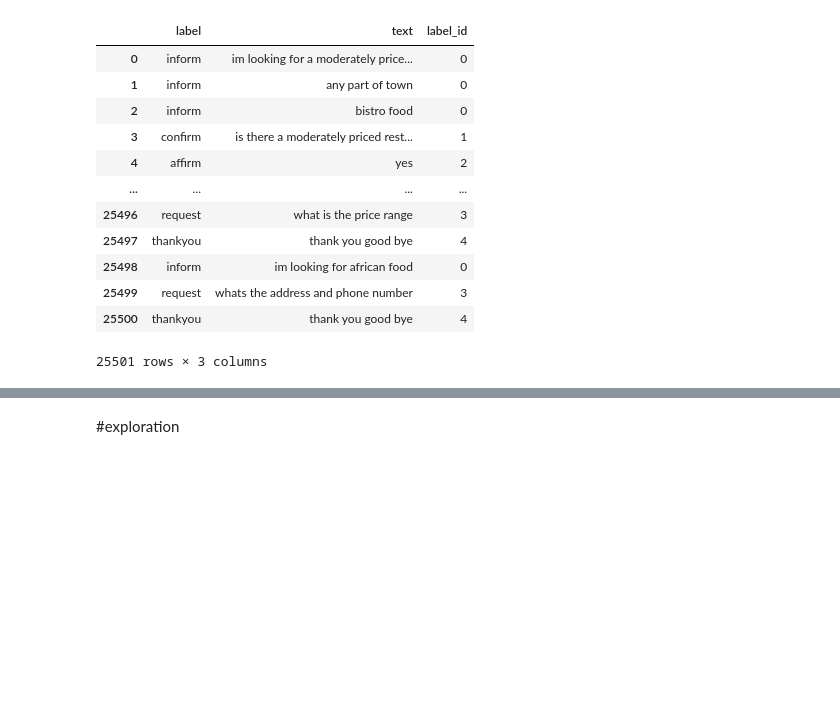
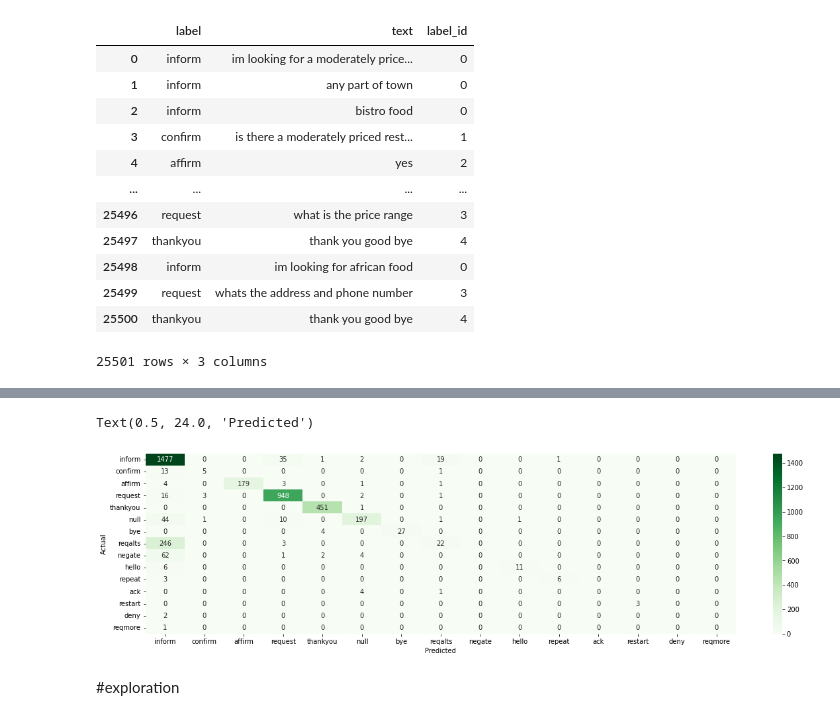
Before and after one commit to gusluchetti/uu-methods-ai-research, a Jupyter notebook: MAIR_Part_1a_text_classification.ipynb, the cells around one changed output, grey strips where cells are left out. Drawn from its saved outputs; the diff is of its cells as text; code cells hidden in the pictures; blank space fills up the shorter version.

```diff
--- a/MAIR_Part_1a_text_classification.ipynb
+++ b/MAIR_Part_1a_text_classification.ipynb
@@ -134,3 +130,6 @@ df
 | 25499 | request | whats the address and phone number | 3 |
 | 25500 | thankyou | thank you good bye | 4 |
 25501 rows × 3 columns
+# %%
+label_dict = df[['label','label_id']].drop_duplicates().set_index('label_id')
+label_dict
@@ -195,13 +207,6 @@ acc
-# %%
-tfidf = TfidfVectorizer(sublinear_tf=True, #scale the words frequency in logarithmic scale
-                        min_df=5, #remove the words which has occurred in less than ‘min_df’ number of files
-                        ngram_range=(1, 2), #dont know what role n-grams play in vectorisation
-                        stop_words='english', #it removes stop words which are predefined in ‘english’.
-                        lowercase=True #everything to lowercase
-                        )
-
-features_test = tfidf.fit_transform(text_test).toarray()
+# %%
+features_test = tfidf.transform(text_test).toarray()
 # %%
-model = LinearSVC()
+model = LogisticRegression(random_state=0, max_iter=400)
 model.fit(features, labels)
 label_pred = model.predict(features_test)
@@ -213,3 +240,14 @@ print(metrics.classification_report(label_test, label_pred,
+# %%
+conf_mat = confusion_matrix(label_test, label_pred)
+plt.figure(figsize = (20,5))
+sns.heatmap(conf_mat, annot=True, cmap='Greens', fmt='d',
+            xticklabels=label_dict.label.values,
+            yticklabels=label_dict.label.values)
+plt.ylabel('Actual')
+plt.xlabel('Predicted')
+# %% [output]
+Text(0.5, 24.0, 'Predicted')
+[figure, added]
 # %% [markdown]
 #exploration
 # %%
```
Also changed, not shown: parts of 15 cells of this notebook.
